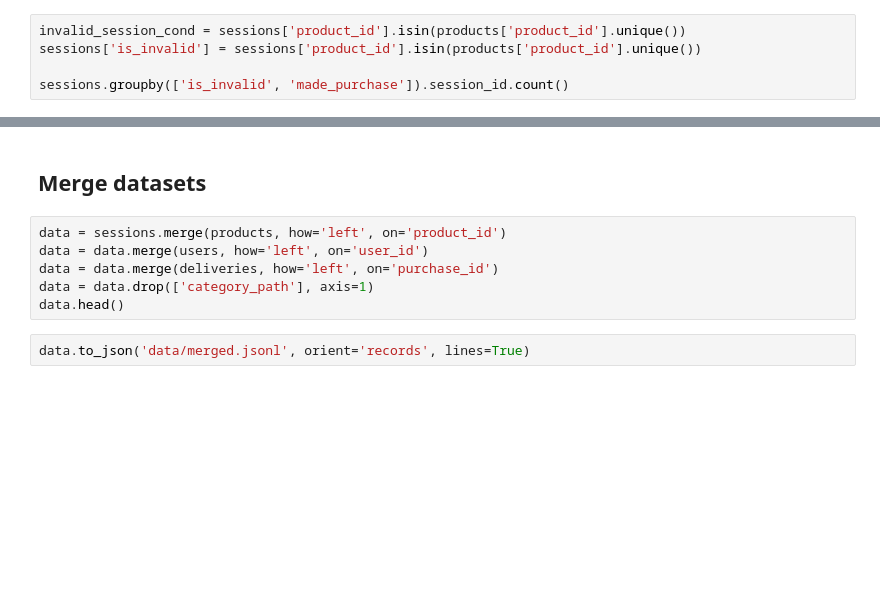
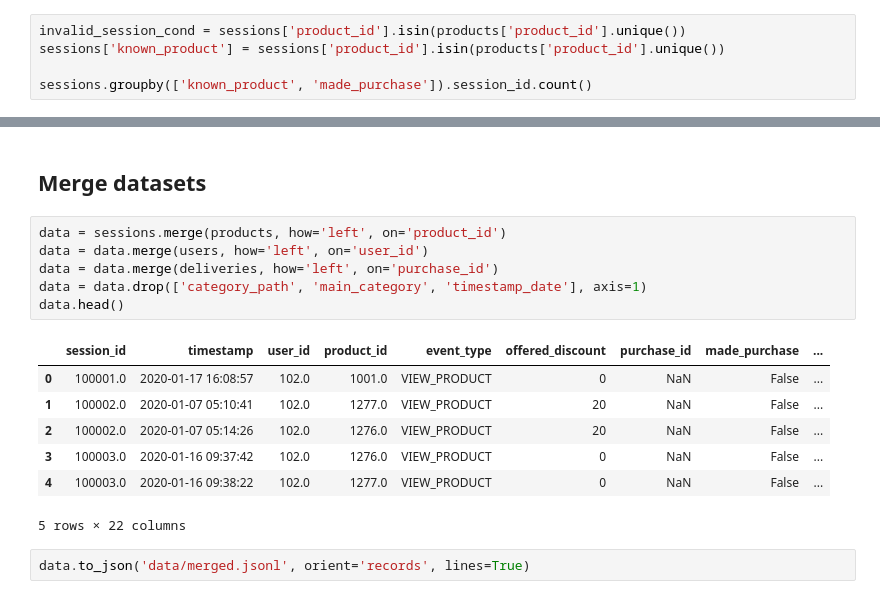
Before and after one commit to matkob/eshoppping, a Jupyter notebook: exploration.ipynb, the cells around one changed output, grey strips where cells are left out. Saved outputs shown, nothing was run; the diff lists cells and outputs as text; blank space fills up the shorter version.

```diff
--- a/exploration.ipynb
+++ b/exploration.ipynb
@@ -121,6 +156,6 @@ sessions.dtypes
 #### Invalid sessions OVER CONVERSIONS
 # %%
 invalid_session_cond = sessions['product_id'].isin(products['product_id'].unique())
-sessions['is_invalid'] = sessions['product_id'].isin(products['product_id'].unique())
+sessions['known_product'] = sessions['product_id'].isin(products['product_id'].unique())
 
-sessions.groupby(['is_invalid', 'made_purchase']).session_id.count()
+sessions.groupby(['known_product', 'made_purchase']).session_id.count()
@@ -182,8 +261,16 @@ print('Removed {:.1f}% of rows (before {}, after {}).'.format(
 # %%
 data = sessions.merge(products, how='left', on='product_id')
 data = data.merge(users, how='left', on='user_id')
 data = data.merge(deliveries, how='left', on='purchase_id')
-data = data.drop(['category_path'], axis=1)
+data = data.drop(['category_path', 'main_category', 'timestamp_date'], axis=1)
 data.head()
+# %% [output]
+|  | session_id | timestamp | user_id | product_id | event_type | offered_discount | purchase_id | made_purchase | ... |
+| 0 | 100001.0 | 2020-01-17 16:08:57 | 102.0 | 1001.0 | VIEW_PRODUCT | 0 | NaN | False | ... |
+| 1 | 100002.0 | 2020-01-07 05:10:41 | 102.0 | 1277.0 | VIEW_PRODUCT | 20 | NaN | False | ... |
+| 2 | 100002.0 | 2020-01-07 05:14:26 | 102.0 | 1276.0 | VIEW_PRODUCT | 20 | NaN | False | ... |
+| 3 | 100003.0 | 2020-01-16 09:37:42 | 102.0 | 1276.0 | VIEW_PRODUCT | 0 | NaN | False | ... |
+| 4 | 100003.0 | 2020-01-16 09:38:22 | 102.0 | 1277.0 | VIEW_PRODUCT | 0 | NaN | False | ... |
+5 rows × 22 columns
 # %%
 data.to_json('data/merged.jsonl', orient='records', lines=True)
```
Also changed, not shown: parts of 13 cells of this notebook, 1 other file.
